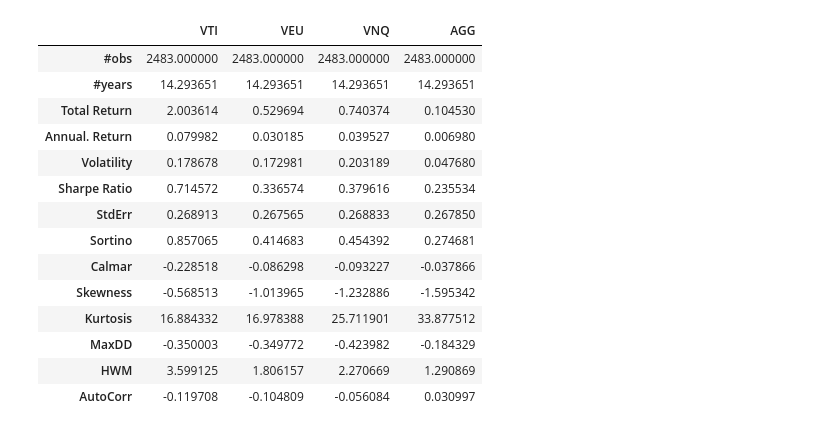
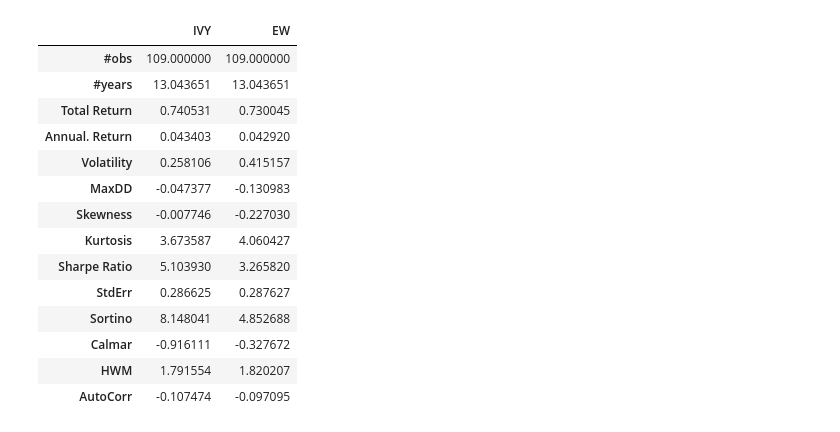
Before and after one commit to oronimbus/tactical-asset-allocation, a Jupyter notebook: notebooks/test.ipynb, the cells around one changed output. Saved outputs shown, nothing was run; the diff lists cells and outputs as text; code cells hidden in the pictures.

```diff
--- a/notebooks/test.ipynb
+++ b/notebooks/test.ipynb
@@ -37,0 +17,29 @@ rp = RiskParity(assets, rebalance_dates, returns)
+# %%
+start, end = "2011-01-01", "2023-03-01"
+rebalance_dates = pd.bdate_range(start, end, freq="BM")
+
+pipeline = StrategyPipeline(STRATEGIES)
+data = get_strategy_price_data(pipeline, start, end).dropna()
+# %%
+# ivy
+strategy = pipeline.ivy
+strategy_data = data[strategy.risk_assets]
+signals = Signal(strategy_data).sma_crossover(10).dropna()
+
+weights = signals.apply(lambda x: np.where(x > 0, strategy.weights[0], 0))
+weights.loc[:, strategy.safe_assets] = 1 - weights.sum(axis=1)
+weights.columns.name = "ID"
+weights = weights.stack().rename(strategy.tag).to_frame()
+
+# benchmark strategies
+assets = strategy.get_tickers()
+returns = data.pct_change().dropna().loc[:, assets]
+
+ew = EqualWeights(assets, rebalance_dates).weights
+# somethings wrong with the inverse vol date look up in risk parity...
+# rp = RiskParity(assets, rebalance_dates, returns)
+# %%
+bt = Backtester(weights.merge(ew, on=["Date", "ID"]), "USD")
+port_returns = bt.run()
+# %%
+port_returns.add(1).cumprod().plot();
@@ -38,18 +48,18 @@ rp = RiskParity(assets, rebalance_dates, returns)
 # %%
-Tearsheet(returns).summary()
+Tearsheet(port_returns).summary()
 # %% [output]
-|  | VTI | VEU | VNQ | AGG |
-| #obs | 2483.000000 | 2483.000000 | 2483.000000 | 2483.000000 |
-| #years | 14.293651 | 14.293651 | 14.293651 | 14.293651 |
-| Total Return | 2.003614 | 0.529694 | 0.740374 | 0.104530 |
-| Annual. Return | 0.079982 | 0.030185 | 0.039527 | 0.006980 |
-| Volatility | 0.178678 | 0.172981 | 0.203189 | 0.047680 |
-| Sharpe Ratio | 0.714572 | 0.336574 | 0.379616 | 0.235534 |
-| StdErr | 0.268913 | 0.267565 | 0.268833 | 0.267850 |
-| Sortino | 0.857065 | 0.414683 | 0.454392 | 0.274681 |
-| Calmar | -0.228518 | -0.086298 | -0.093227 | -0.037866 |
-| Skewness | -0.568513 | -1.013965 | -1.232886 | -1.595342 |
-| Kurtosis | 16.884332 | 16.978388 | 25.711901 | 33.877512 |
-| MaxDD | -0.350003 | -0.349772 | -0.423982 | -0.184329 |
-| HWM | 3.599125 | 1.806157 | 2.270669 | 1.290869 |
-| AutoCorr | -0.119708 | -0.104809 | -0.056084 | 0.030997 |
+|  | IVY | EW |
+| #obs | 109.000000 | 109.000000 |
+| #years | 13.043651 | 13.043651 |
+| Total Return | 0.740531 | 0.730045 |
+| Annual. Return | 0.043403 | 0.042920 |
+| Volatility | 0.258106 | 0.415157 |
+| MaxDD | -0.047377 | -0.130983 |
+| Skewness | -0.007746 | -0.227030 |
+| Kurtosis | 3.673587 | 4.060427 |
+| Sharpe Ratio | 5.103930 | 3.265820 |
+| StdErr | 0.286625 | 0.287627 |
+| Sortino | 8.148041 | 4.852688 |
+| Calmar | -0.916111 | -0.327672 |
+| HWM | 1.791554 | 1.820207 |
+| AutoCorr | -0.107474 | -0.097095 |
```
Also changed, not shown: parts of 4 cells of this notebook.
